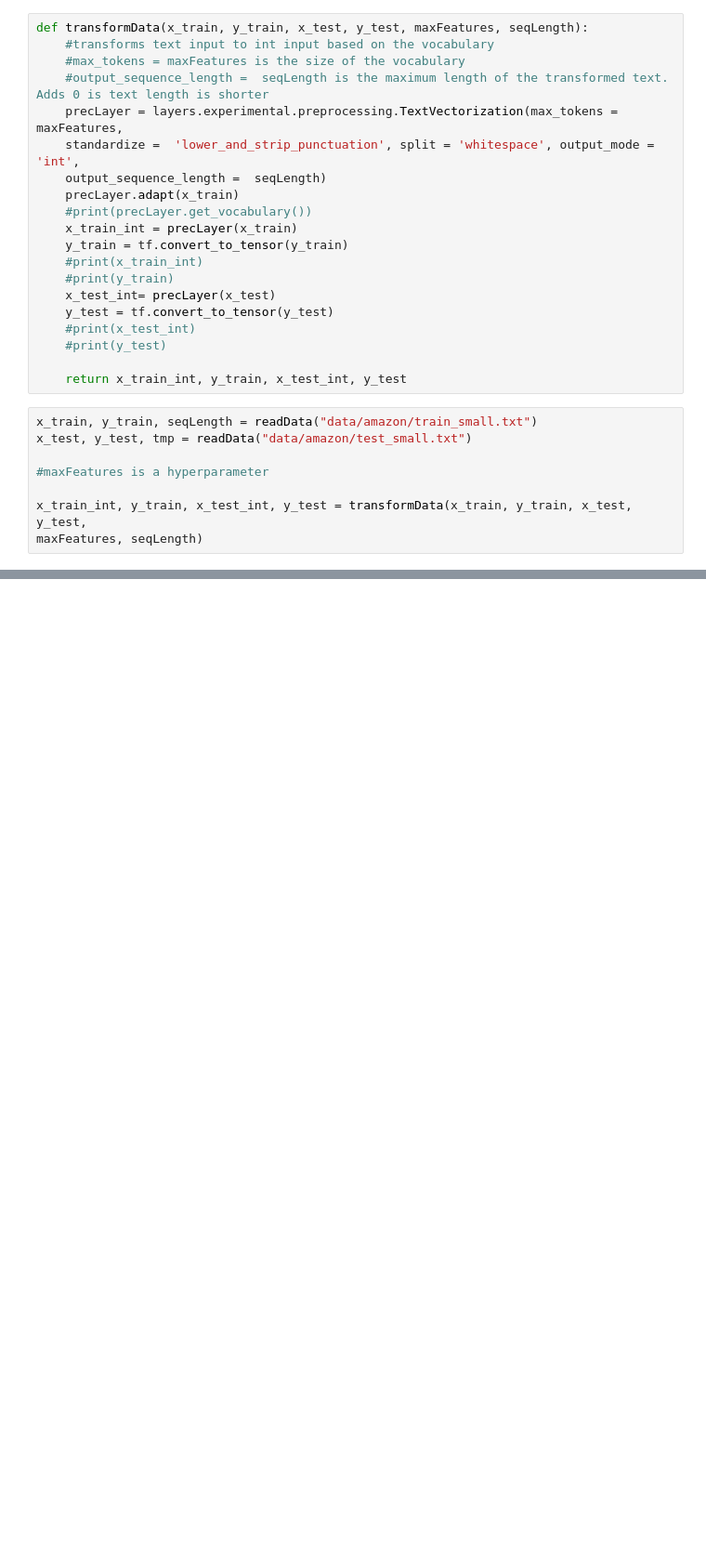
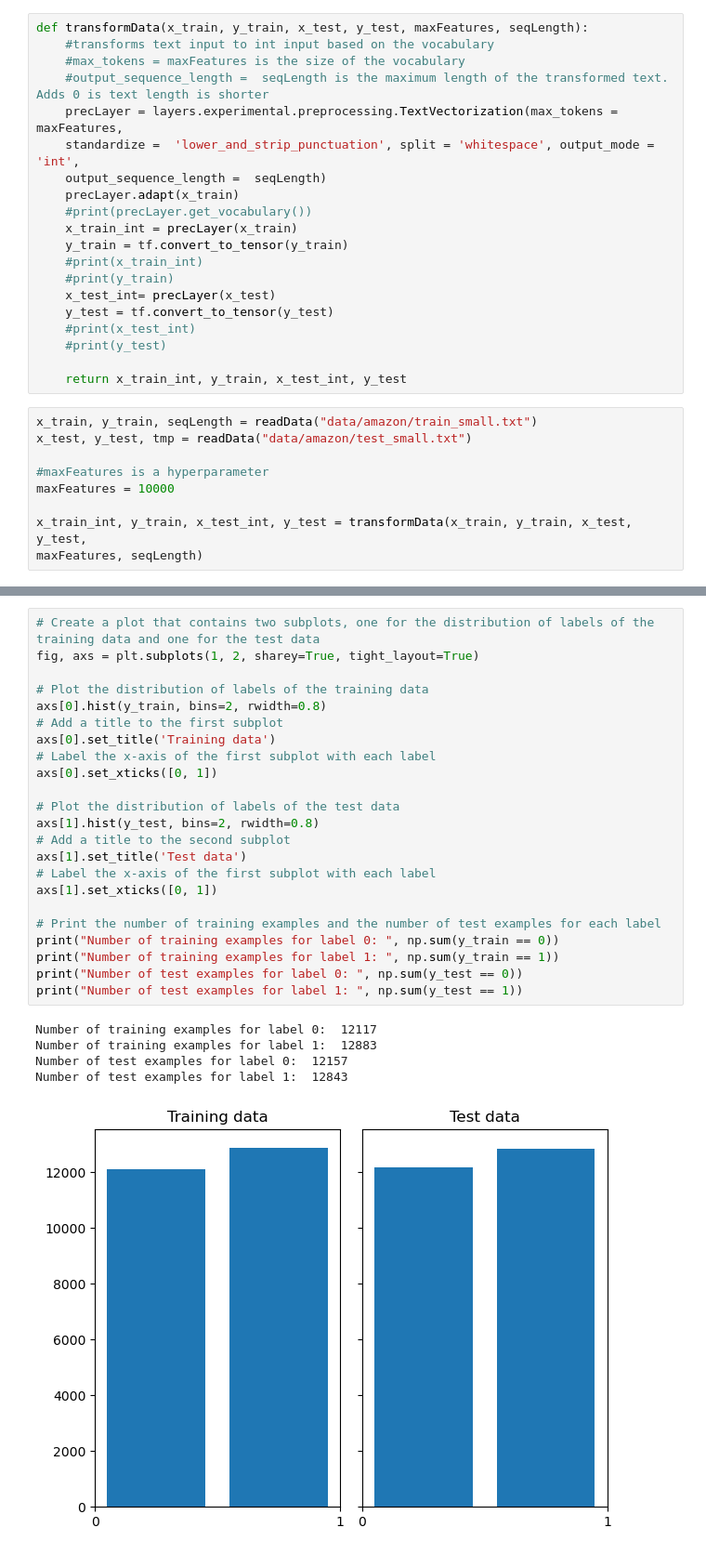
Before and after one commit to Dunque/DL-P2, a Jupyter notebook: generateAmazonDataset.ipynb, the cells around one changed output, grey strips where cells are left out. Shown: that part at 93% size. Saved outputs shown, nothing was run; the diff lists cells and outputs as text; blank space fills up the shorter version.

```diff
--- a/generateAmazonDataset.ipynb
+++ b/generateAmazonDataset.ipynb
@@ -62,6 +66,7 @@ x_train, y_train, seqLength = readData("data/amazon/train_small.txt")
 x_test, y_test, tmp = readData("data/amazon/test_small.txt")
 
 #maxFeatures is a hyperparameter
+maxFeatures = 10000
 
 x_train_int, y_train, x_test_int, y_test = transformData(x_train, y_train, x_test, y_test,
 maxFeatures, seqLength)
@@ -67,0 +82,29 @@ maxFeatures, seqLength)
+# %%
+# Create a plot that contains two subplots, one for the distribution of labels of the training data and one for the test data
+fig, axs = plt.subplots(1, 2, sharey=True, tight_layout=True)
+
+# Plot the distribution of labels of the training data
+axs[0].hist(y_train, bins=2, rwidth=0.8)
+# Add a title to the first subplot
+axs[0].set_title('Training data')
+# Label the x-axis of the first subplot with each label
+axs[0].set_xticks([0, 1])
+
+# Plot the distribution of labels of the test data
+axs[1].hist(y_test, bins=2, rwidth=0.8)
+# Add a title to the second subplot
+axs[1].set_title('Test data')
+# Label the x-axis of the first subplot with each label
+axs[1].set_xticks([0, 1])
+
+# Print the number of training examples and the number of test examples for each label
+print("Number of training examples for label 0: ", np.sum(y_train == 0))
+print("Number of training examples for label 1: ", np.sum(y_train == 1))
+print("Number of test examples for label 0: ", np.sum(y_test == 0))
+print("Number of test examples for label 1: ", np.sum(y_test == 1))
+# %% [output]
+Number of training examples for label 0:  12117
+Number of training examples for label 1:  12883
+Number of test examples for label 0:  12157
+Number of test examples for label 1:  12843
+[figure, added]
```
Also changed, not shown: parts of 12 cells of this notebook, 1 other file.
